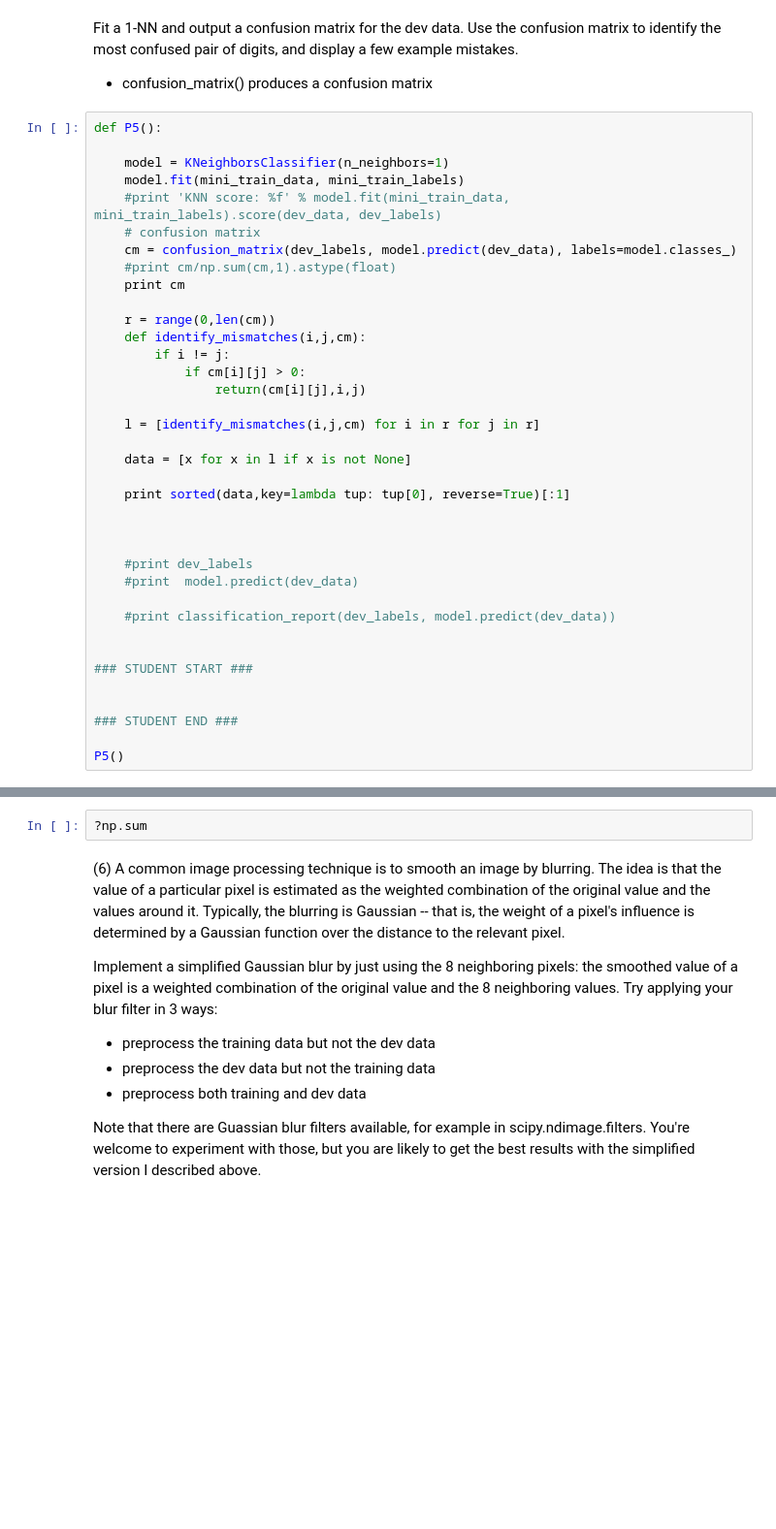
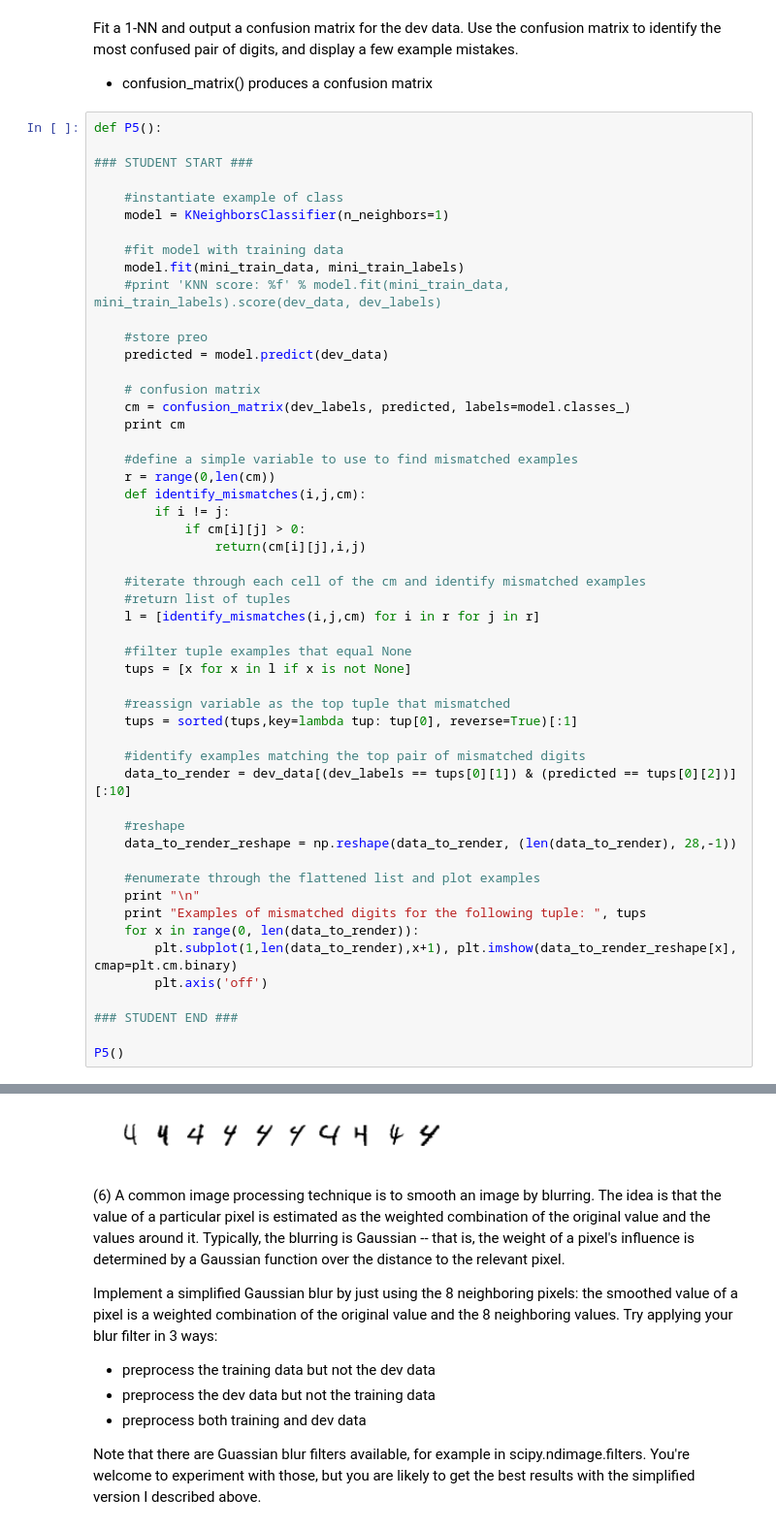
Before and after one commit to gregce/MIDS, a Jupyter notebook: DATASCI_W207/Assignments/greg_ceccarelli_p1.ipynb, the cells around one changed output, grey strips where cells are left out. Shown: that part at 97% size. Cells and saved outputs as stored; diff of their text form; blank space fills up the shorter version.

```diff
--- a/DATASCI_W207/Assignments/greg_ceccarelli_p1.ipynb
+++ b/DATASCI_W207/Assignments/greg_ceccarelli_p1.ipynb
@@ -284,36 +276,51 @@ Fit a 1-NN and output a confusion matrix for the dev data. Use the confusion mat
 # %%
 def P5():
 
+### STUDENT START ###
+
+    #instantiate example of class
     model = KNeighborsClassifier(n_neighbors=1)
+
+    #fit model with training data
     model.fit(mini_train_data, mini_train_labels)
     #print 'KNN score: %f' % model.fit(mini_train_data, mini_train_labels).score(dev_data, dev_labels)
+
+    #store preo
+    predicted = model.predict(dev_data)
+
     # confusion matrix
-    cm = confusion_matrix(dev_labels, model.predict(dev_data), labels=model.classes_)
-    #print cm/np.sum(cm,1).astype(float)
+    cm = confusion_matrix(dev_labels, predicted, labels=model.classes_)
     print cm
 
+    #define a simple variable to use to find mismatched examples
     r = range(0,len(cm))
     def identify_mismatches(i,j,cm):
         if i != j:
             if cm[i][j] > 0:
                 return(cm[i][j],i,j)
 
+    #iterate through each cell of the cm and identify mismatched examples
+    #return list of tuples
     l = [identify_mismatches(i,j,cm) for i in r for j in r]
 
-    data = [x for x in l if x is not None]
+    #filter tuple examples that equal None
+    tups = [x for x in l if x is not None]
 
-    print sorted(data,key=lambda tup: tup[0], reverse=True)[:1]
+    #reassign variable as the top tuple that mismatched
+    tups = sorted(tups,key=lambda tup: tup[0], reverse=True)[:1]
 
+    #identify examples matching the top pair of mismatched digits
+    data_to_render = dev_data[(dev_labels == tups[0][1]) & (predicted == tups[0][2])][:10]
 
+    #reshape
+    data_to_render_reshape = np.reshape(data_to_render, (len(data_to_render), 28,-1))
 
-    #print dev_labels
-    #print  model.predict(dev_data)
-
-    #print classification_report(dev_labels, model.predict(dev_data))
-
-
-### STUDENT START ###
-
+    #enumerate through the flattened list and plot examples
+    print "\n"
+    print "Examples of mismatched digits for the following tuple: ", tups
+    for x in range(0, len(data_to_render)):
+        plt.subplot(1,len(data_to_render),x+1), plt.imshow(data_to_render_reshape[x], cmap=plt.cm.binary)
+        plt.axis('off')
 
 ### STUDENT END ###
 
@@ -333,5 +342,4 @@ P5()
+[figure, added]
-# %%
-?np.sum
 # %% [markdown]
 (6) A common image processing technique is to smooth an image by blurring. The idea is that the value of a particular pixel is estimated as the weighted combination of the original value and the values around it. Typically, the blurring is Gaussian -- that is, the weight of a pixel's influence is determined by a Gaussian function over the distance to the relevant pixel.
 
```
Also changed, not shown: parts of 14 cells of this notebook.
